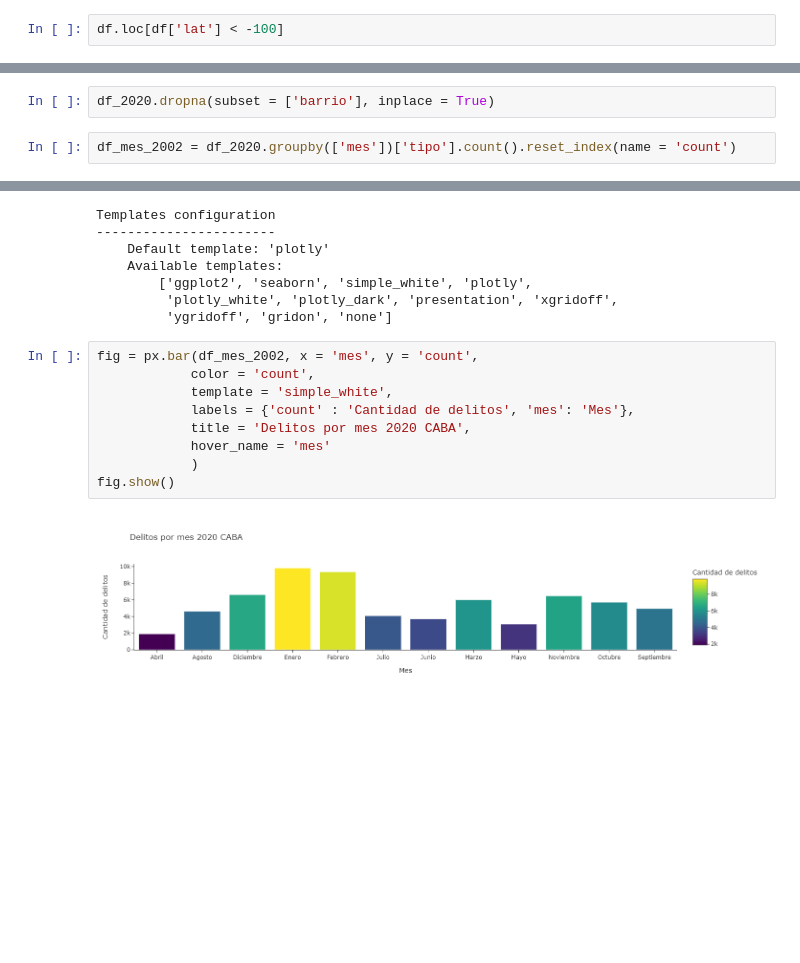
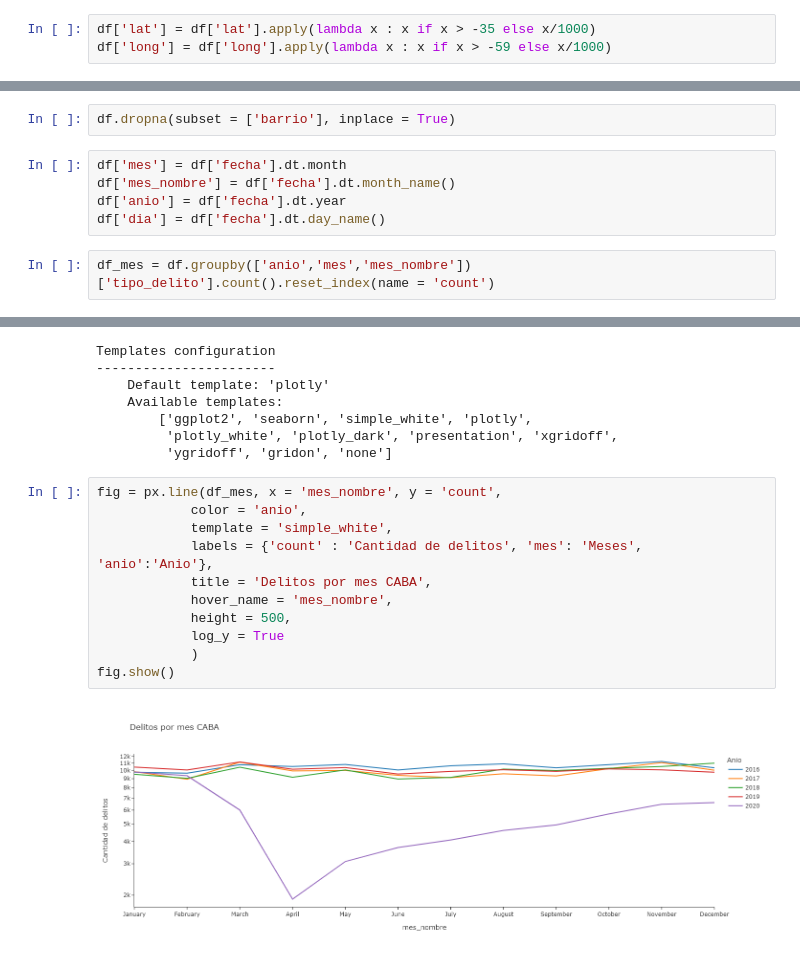
Before and after one commit to sebakirill/delincuencia_CABA, a Jupyter notebook: code/analisis_delitos_CABA.ipynb, the cells around one changed output, grey strips where cells are left out. Saved outputs shown, nothing was run; the diff lists cells and outputs as text; blank space fills up the shorter version.

Commit message:
Graficos de delitos por anio mes y anio dia

```diff
--- a/code/analisis_delitos_CABA.ipynb
+++ b/code/analisis_delitos_CABA.ipynb
@@ -55,4 +55,5 @@ df.head()
 | 3 | HC-2020-0028163 | 2020-01-14 | 6 | Homicidio | Siniestro Vial | NaN | San Cristóbal | 3.0 | -34.624766 | ... |
 | 4 | HC-2020-0029931 | 2020-01-14 | 21 | Homicidio | Siniestro Vial | NaN | Monserrat | 1.0 | -34.609303 | ... |
 # %%
-df.loc[df['lat'] < -100]
+df['lat'] = df['lat'].apply(lambda x : x if x > -35 else x/1000)
+df['long'] = df['long'].apply(lambda x : x if x > -59 else x/1000)
@@ -91,6 +78,11 @@ long - 2%
 victimas - 100%
 cantidad_registrada - 32%
 # %%
-df_2020.dropna(subset = ['barrio'], inplace = True)
+df.dropna(subset = ['barrio'], inplace = True)
+# %%
+df['mes'] = df['fecha'].dt.month
+df['mes_nombre'] = df['fecha'].dt.month_name()
+df['anio'] = df['fecha'].dt.year
+df['dia'] = df['fecha'].dt.day_name()
 # %%
-df_mes_2002 = df_2020.groupby(['mes'])['tipo'].count().reset_index(name = 'count')
+df_mes = df.groupby(['anio','mes','mes_nombre'])['tipo_delito'].count().reset_index(name = 'count')
@@ -121,14 +97,16 @@ Templates configuration
          'plotly_white', 'plotly_dark', 'presentation', 'xgridoff',
          'ygridoff', 'gridon', 'none']
 # %%
-fig = px.bar(df_mes_2002, x = 'mes', y = 'count',
-            color = 'count',
+fig = px.line(df_mes, x = 'mes_nombre', y = 'count',
+            color = 'anio',
             template = 'simple_white',
-            labels = {'count' : 'Cantidad de delitos', 'mes': 'Mes'},
-            title = 'Delitos por mes 2020 CABA',
-            hover_name = 'mes'
+            labels = {'count' : 'Cantidad de delitos', 'mes': 'Meses', 'anio':'Anio'},
+            title = 'Delitos por mes CABA',
+            hover_name = 'mes_nombre',
+            height = 500,
+            log_y = True
             )
 fig.show()
 # %% [output]
-[figure, old version]
+[figure, new version]
 # %%
```
Also changed, not shown: parts of 9 cells of this notebook.
